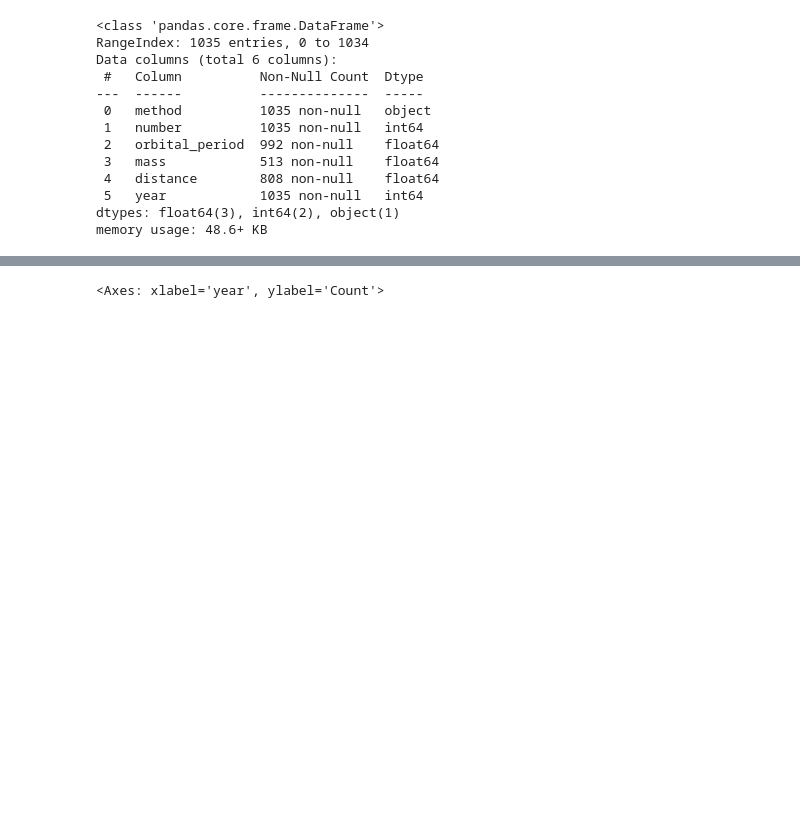
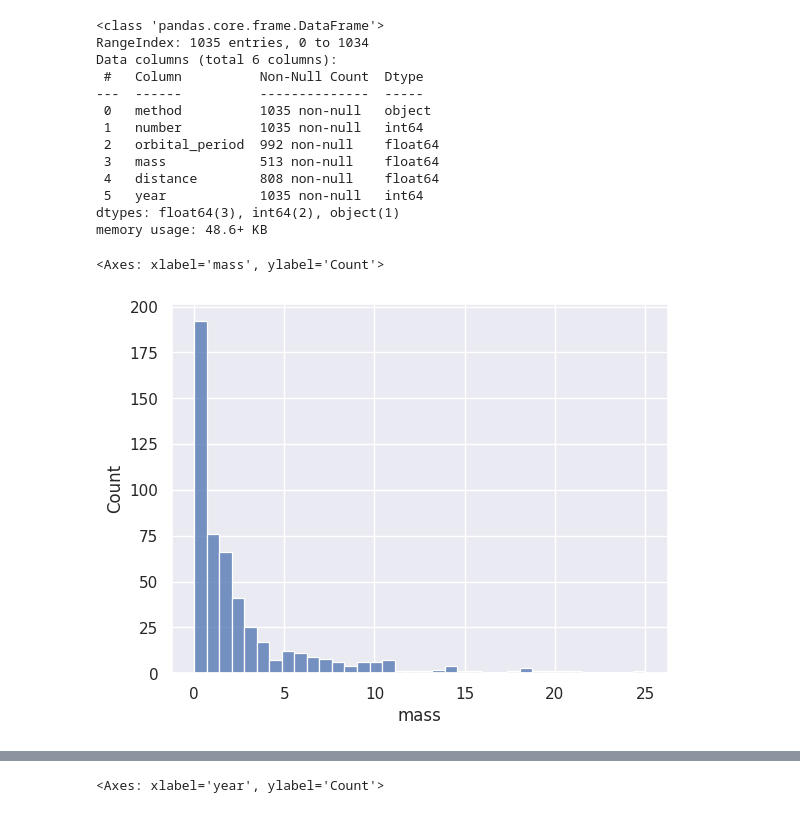
Before and after one commit to Fermionpass/IO, a Jupyter notebook: Data_maipulation_.ipynb, the cells around one changed output, grey strips where cells are left out. Saved outputs shown, nothing was run; the diff lists cells and outputs as text; code cells hidden in the pictures; blank space fills up the shorter version.

```diff
--- a/Data_maipulation_.ipynb
+++ b/Data_maipulation_.ipynb
@@ -852,3 +852,8 @@ Data columns (total 6 columns):
  5   year            1035 non-null   int64
 dtypes: float64(3), int64(2), object(1)
 memory usage: 48.6+ KB
+# %%
+sns.histplot(data=planets,x="mass")
+# %% [output]
+<Axes: xlabel='mass', ylabel='Count'>
+[figure, added]
```
Also changed, not shown: parts of 3 cells of this notebook.
